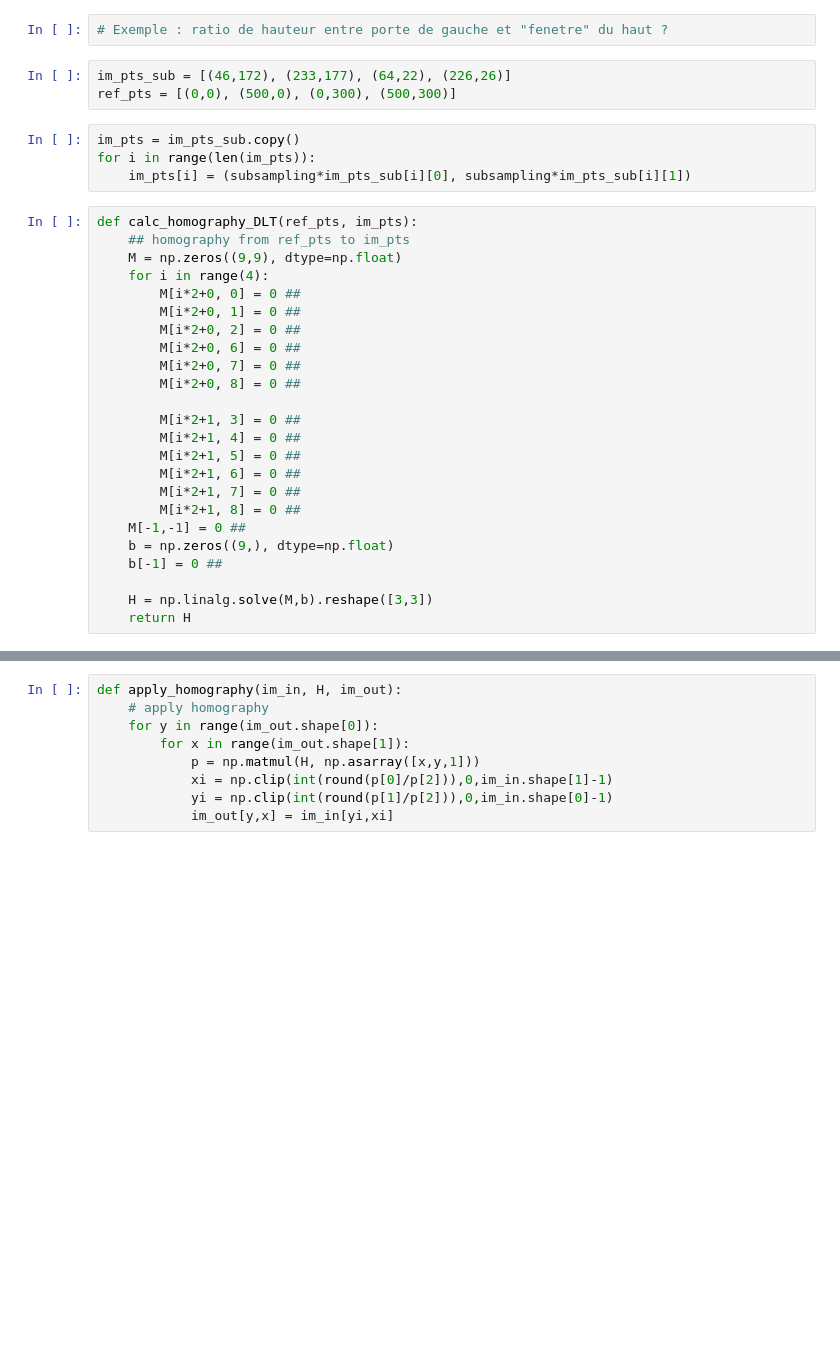
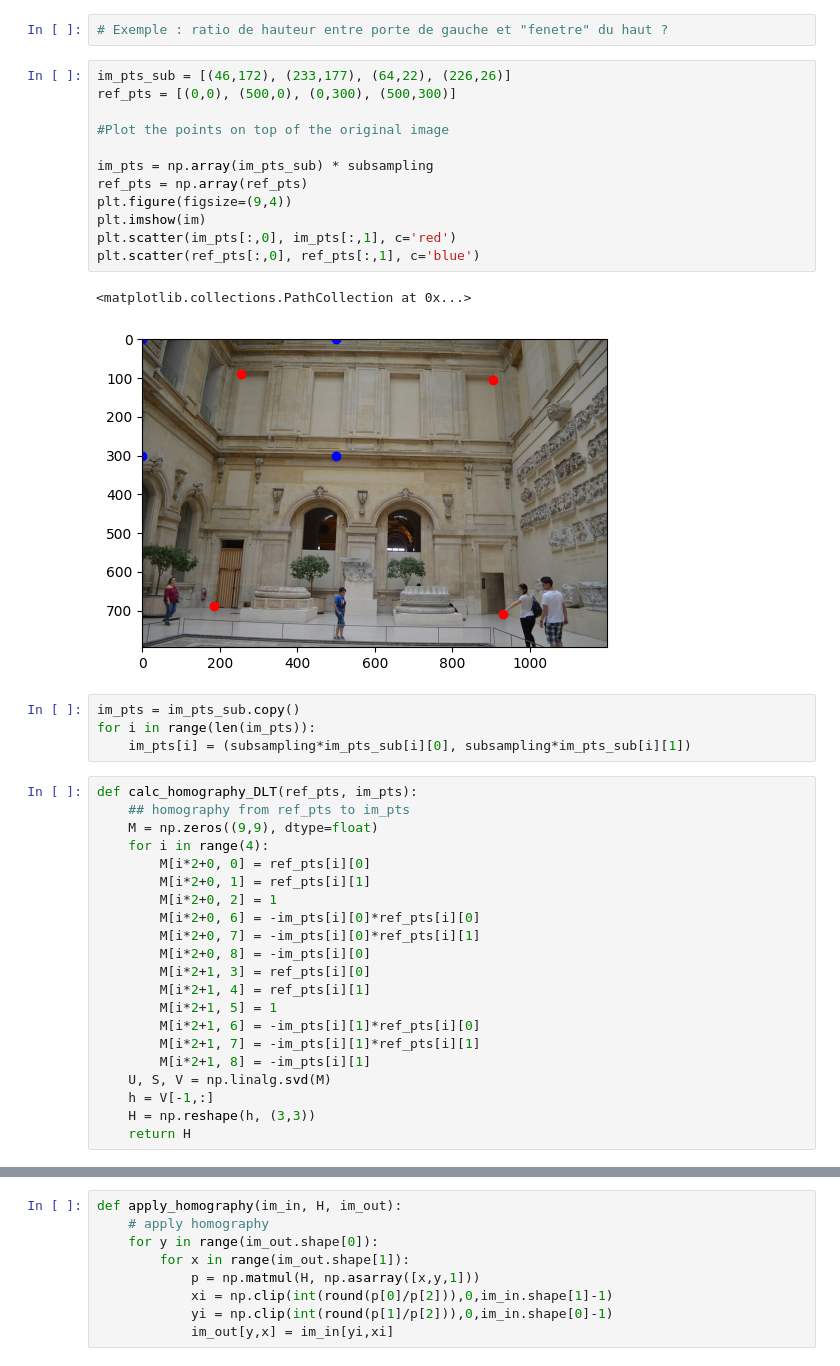
Before and after one commit to MurphLaws/Exp, a Jupyter notebook: TD_3_void.ipynb, the cells around one changed output, grey strips where cells are left out. Cells and saved outputs as stored; diff of their text form; blank space fills up the shorter version.

```diff
--- a/TD_3_void.ipynb
+++ b/TD_3_void.ipynb
@@ -78,6 +136,18 @@ display_image(im[::subsampling,::subsampling])
 # %%
 im_pts_sub = [(46,172), (233,177), (64,22), (226,26)]
 ref_pts = [(0,0), (500,0), (0,300), (500,300)]
+
+#Plot the points on top of the original image
+
+im_pts = np.array(im_pts_sub) * subsampling
+ref_pts = np.array(ref_pts)
+plt.figure(figsize=(9,4))
+plt.imshow(im)
+plt.scatter(im_pts[:,0], im_pts[:,1], c='red')
+plt.scatter(ref_pts[:,0], ref_pts[:,1], c='blue')
+# %% [output]
+<matplotlib.collections.PathCollection at 0x...>
+[figure, added]
 # %%
 im_pts = im_pts_sub.copy()
 for i in range(len(im_pts)):
@@ -85,26 +155,23 @@ for i in range(len(im_pts)):
 # %%
 def calc_homography_DLT(ref_pts, im_pts):
     ## homography from ref_pts to im_pts
-    M = np.zeros((9,9), dtype=np.float)
+    M = np.zeros((9,9), dtype=float)
     for i in range(4):
-        M[i*2+0, 0] = 0 ##
-        M[i*2+0, 1] = 0 ##
-        M[i*2+0, 2] = 0 ##
-        M[i*2+0, 6] = 0 ##
-        M[i*2+0, 7] = 0 ##
-        M[i*2+0, 8] = 0 ##
-
-        M[i*2+1, 3] = 0 ##
-        M[i*2+1, 4] = 0 ##
-        M[i*2+1, 5] = 0 ##
-        M[i*2+1, 6] = 0 ##
-        M[i*2+1, 7] = 0 ##
-        M[i*2+1, 8] = 0 ##
-    M[-1,-1] = 0 ##
-    b = np.zeros((9,), dtype=np.float)
-    b[-1] = 0 ##
-
-    H = np.linalg.solve(M,b).reshape([3,3])
+        M[i*2+0, 0] = ref_pts[i][0]
+        M[i*2+0, 1] = ref_pts[i][1]
+        M[i*2+0, 2] = 1
+        M[i*2+0, 6] = -im_pts[i][0]*ref_pts[i][0]
+        M[i*2+0, 7] = -im_pts[i][0]*ref_pts[i][1]
+        M[i*2+0, 8] = -im_pts[i][0]
+        M[i*2+1, 3] = ref_pts[i][0]
+        M[i*2+1, 4] = ref_pts[i][1]
+        M[i*2+1, 5] = 1
+        M[i*2+1, 6] = -im_pts[i][1]*ref_pts[i][0]
+        M[i*2+1, 7] = -im_pts[i][1]*ref_pts[i][1]
+        M[i*2+1, 8] = -im_pts[i][1]
+    U, S, V = np.linalg.svd(M)
+    h = V[-1,:]
+    H = np.reshape(h, (3,3))
     return H
 # %%
 H = calc_homography_DLT(ref_pts, im_pts)
```
Also changed, not shown: parts of 10 cells of this notebook, 13 other files.
